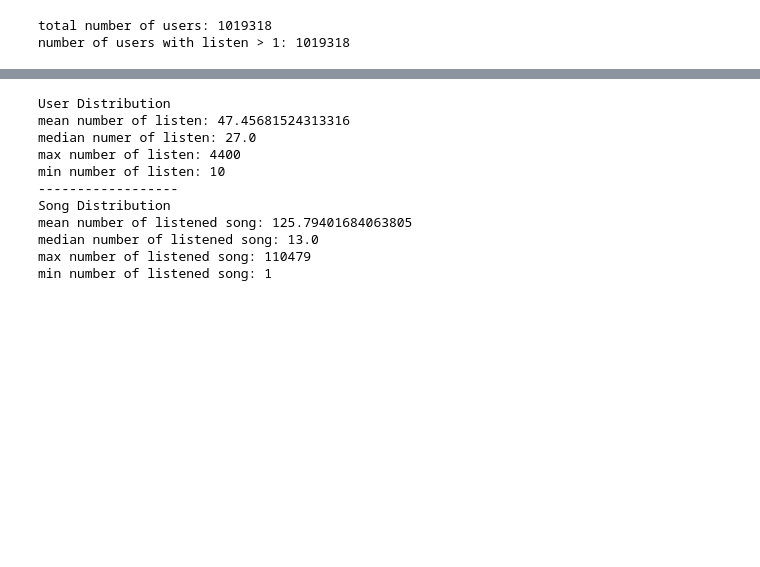
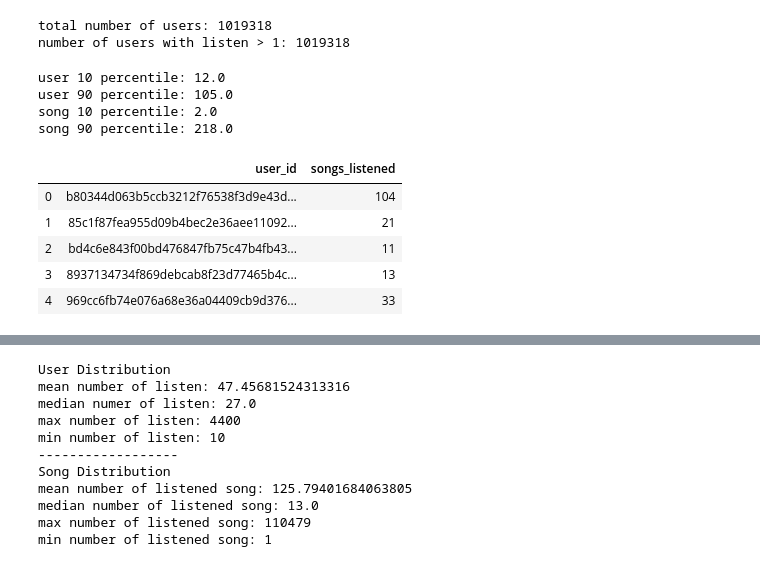
Before and after one commit to JHunterHobbs/bipartite-recs, a Jupyter notebook: Network_Project.ipynb, the cells around one changed output, grey strips where cells are left out. Drawn from its saved outputs; the diff is of its cells as text; code cells hidden in the pictures; blank space fills up the shorter version.

```diff
--- a/Network_Project.ipynb
+++ b/Network_Project.ipynb
@@ -44,3 +44,28 @@ print('number of users with listen > 1:', count)
 # %% [output]
 total number of users: 1019318
 number of users with listen > 1: 1019318
+# %%
+import numpy as np
+print('user 10 percentile:', np.percentile(list(user_dic.values()), 10))
+print('user 90 percentile:', np.percentile(list(user_dic.values()), 90))
+print('song 10 percentile:', np.percentile(list(song_dic.values()), 10))
+print('song 90 percentile:', np.percentile(list(song_dic.values()), 90))
+# %% [output]
+user 10 percentile: 12.0
+user 90 percentile: 105.0
+song 10 percentile: 2.0
+song 90 percentile: 218.0
+# %%
+import pandas as pd
+
+user_df = pd.DataFrame.from_dict(user_dic, orient='index')
+user_df = user_df.reset_index()
+user_df.columns = ['user_id', 'songs_listened']
+user_df.head()
+# %% [output]
+|  | user_id | songs_listened |
+| 0 | b80344d063b5ccb3212f76538f3d9e43d... | 104 |
+| 1 | 85c1f87fea955d09b4bec2e36aee11092... | 21 |
+| 2 | bd4c6e843f00bd476847fb75c47b4fb43... | 11 |
+| 3 | 8937134734f869debcab8f23d77465b4c... | 13 |
+| 4 | 969cc6fb74e076a68e36a04409cb9d376... | 33 |
```
Also changed, not shown: parts of 8 cells of this notebook.
